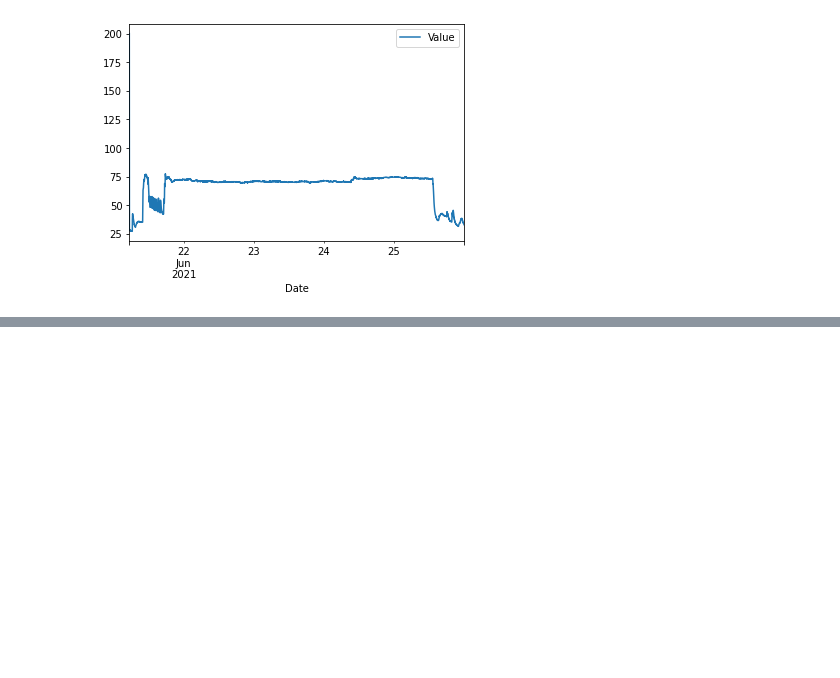
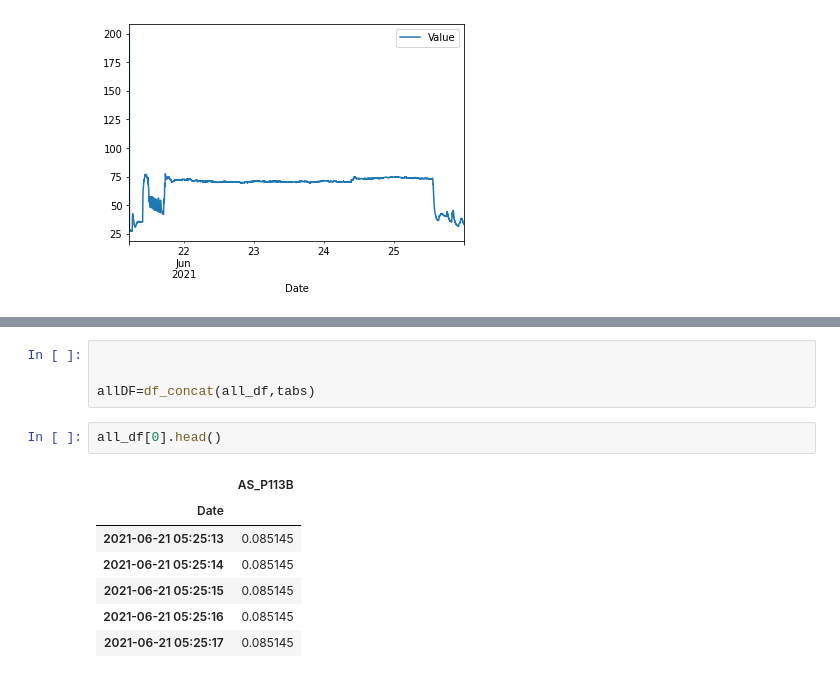
Before and after one commit to sipocz/XLS_Conv, a Jupyter notebook: XLS_converter.ipynb, the cells around one changed output, grey strips where cells are left out. Cells and saved outputs as stored; diff of their text form; blank space fills up the shorter version.

```diff
--- a/XLS_converter.ipynb
+++ b/XLS_converter.ipynb
@@ -356,0 +367,14 @@ dfx.head()
+# %%
+
+
+allDF=df_concat(all_df,tabs)
+# %%
+all_df[0].head()
+# %% [output]
+|  | AS_P113B |
+| Date |  |
+| 2021-06-21 05:25:13 | 0.085145 |
+| 2021-06-21 05:25:14 | 0.085145 |
+| 2021-06-21 05:25:15 | 0.085145 |
+| 2021-06-21 05:25:16 | 0.085145 |
+| 2021-06-21 05:25:17 | 0.085145 |
```
Also changed, not shown: parts of 10 cells of this notebook.
